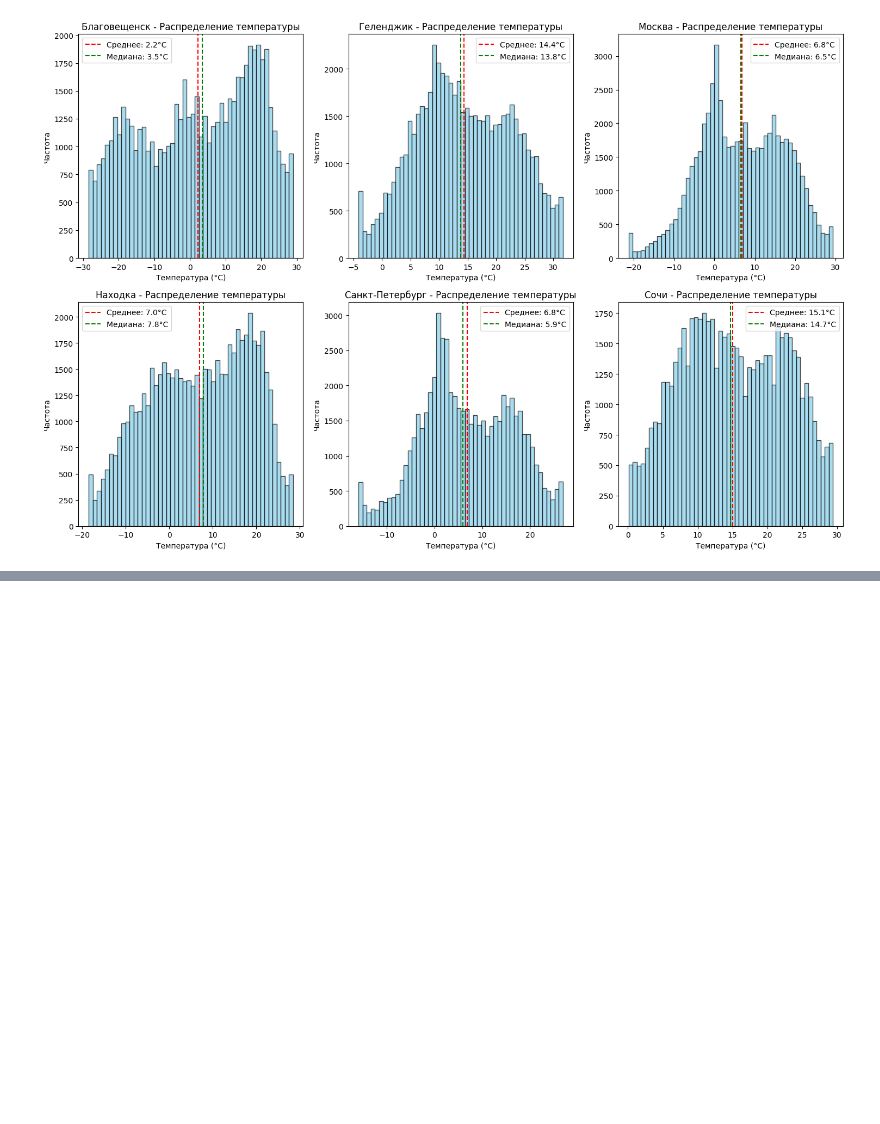
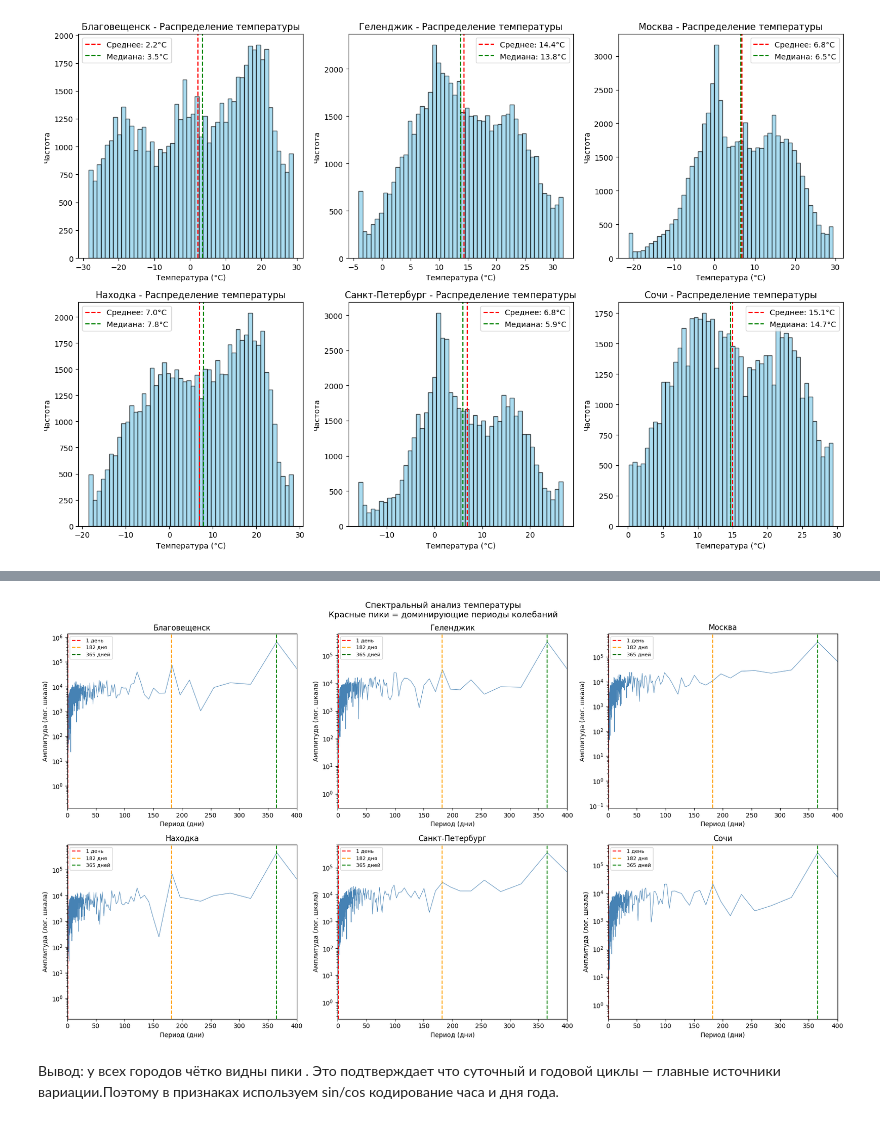
Before and after one commit to ebelehov19-debug/FP_2, a Jupyter notebook: lab2.ipynb, the cells around one changed output, grey strips where cells are left out. Cells and saved outputs as stored; diff of their text form; code cells hidden in the pictures; blank space fills up the shorter version.

```diff
--- a/lab2.ipynb
+++ b/lab2.ipynb
@@ -476,0 +587,35 @@ plt.show()
+# %%
+from scipy.fft import fft, fftfreq
+
+fig, axes = plt.subplots(2, 3, figsize=(18, 10))
+axes = axes.flatten()
+
+for i, city in enumerate(data['city'].unique()):
+    hourly = (data[data['city'] == city]
+              .set_index('ds')['temperature_2m']
+              .resample('h').mean()
+              .interpolate())
+
+    N  = len(hourly)
+    yf = np.abs(fft(hourly.values - hourly.mean()))[:N // 2]
+    xf = fftfreq(N, d=1.0)[:N // 2]
+    periods_days = 1.0 / (xf[1:] * 24 + 1e-12)
+
+    axes[i].semilogy(periods_days, yf[1:], lw=0.7, color='steelblue')
+    axes[i].set_xlim(0, 400)
+    axes[i].set_xlabel('Период (дни)')
+    axes[i].set_ylabel('Амплитуда (лог. шкала)')
+    axes[i].set_title(city)
+
+    for label, p, color in [('1 день', 1, 'red'), ('182 дня', 182, 'orange'), ('365 дней', 365, 'green')]:
+        axes[i].axvline(p, color=color, lw=1.5, ls='--', label=label)
+    axes[i].legend(fontsize=8)
+
+plt.suptitle('Спектральный анализ температуры\n'
+             'Красные пики = доминирующие периоды колебаний', fontsize=13)
+plt.tight_layout()
+plt.show()
+# %% [output]
+[figure, added]
+# %% [markdown]
+Вывод: у всех городов чётко видны пики . Это подтверждает что суточный и годовой циклы — главные источники вариации.Поэтому в признаках используем sin/cos кодирование часа и дня года.
```
Also changed, not shown: parts of 34 cells of this notebook.
